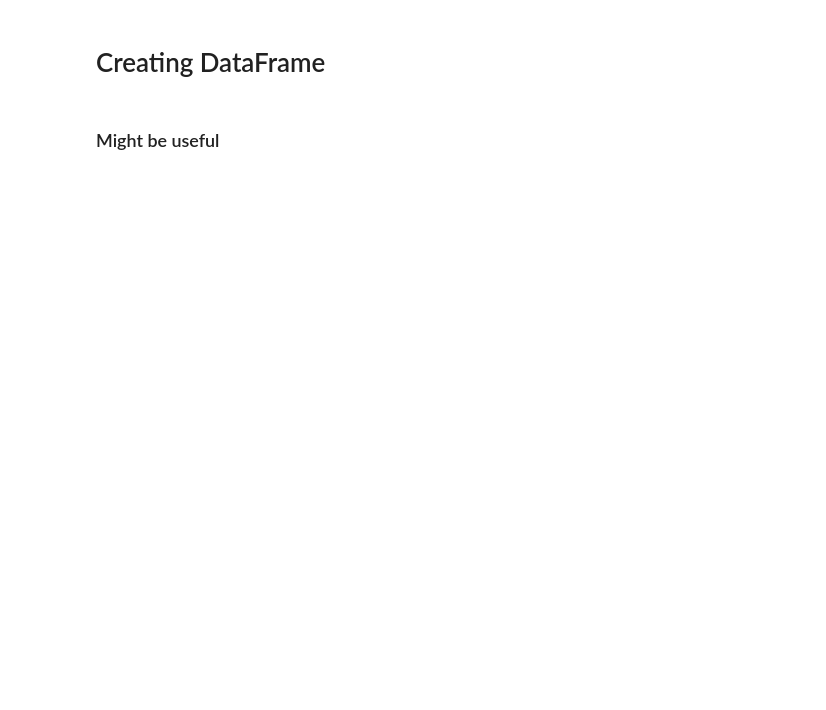
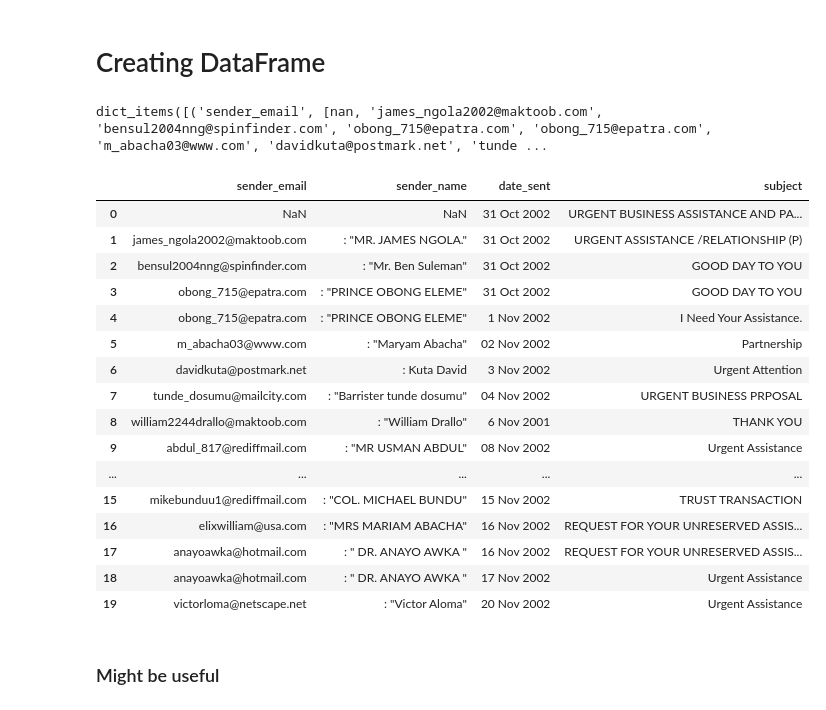
Before and after one commit to Ironhack-Data-Madrid-Mayo-2021/Classroom-Materials, a Jupyter notebook: week_02/08-regex/w2-d5-regex.ipynb, the cells around one changed output. Saved outputs shown, nothing was run; the diff lists cells and outputs as text; code cells hidden in the pictures; blank space fills up the shorter version.

```diff
--- a/week_02/08-regex/w2-d5-regex.ipynb
+++ b/week_02/08-regex/w2-d5-regex.ipynb
@@ -199,0 +447,8 @@ emails_info['time_sent']=[]
+# %%
+emails_info['date_sent']=[]
+for fecha in dates:
+    res = re.findall(r"\d+\s\w{3}\s\d{4}", fecha)
+    if res:
+        emails_info['date_sent'].append(res[0])
+    else:
+        emails_info['date_sent'].append(np.nan)
@@ -200,3 +459,6 @@ emails_info['time_sent']=[]
 # %% [markdown]
 ## Subject
+# %%
+#subject
+subjects = re.findall(r"\bSubject:.*", fh)
 # %%
@@ -204,2 +466,10 @@ emails_info['time_sent']=[]
 # %%
 emails_info['subject']=[]
+# %%
+emails_info['subject']=[]
+for subject in subjects:
+    res = re.findall(r":.*", subject)
+    if res:
+        emails_info['subject'].append(res[0][2:])
+    else:
+        emails_info['subject'].append(np.nan)
@@ -206,4 +496,32 @@ emails_info['subject']=[]
 # %% [markdown]
 # Creating DataFrame
+# %%
+for k,v in emails_info.items():
+    emails_info[k] = emails_info[k][:30]
+# %%
+emails_info.items()
+# %% [output]
+dict_items([('sender_email', [nan, 'james_ngola2002@maktoob.com', 'bensul2004nng@spinfinder.com', 'obong_715@epatra.com', 'obong_715@epatra.com', 'm_abacha03@www.com', 'davidkuta@postmark.net', 'tunde ...
+# %%
+df = pd.DataFrame(emails_info)
+df.head(20)
+# %% [output]
+|  | sender_email | sender_name | date_sent | subject |
+| 0 | NaN | NaN | 31 Oct 2002 | URGENT BUSINESS ASSISTANCE AND PA... |
+| 1 | james_ngola2002@maktoob.com | : "MR. JAMES NGOLA." | 31 Oct 2002 | URGENT ASSISTANCE /RELATIONSHIP (P) |
+| 2 | bensul2004nng@spinfinder.com | : "Mr. Ben Suleman" | 31 Oct 2002 | GOOD DAY TO YOU |
+| 3 | obong_715@epatra.com | : "PRINCE OBONG ELEME" | 31 Oct 2002 | GOOD DAY TO YOU |
+| 4 | obong_715@epatra.com | : "PRINCE OBONG ELEME" | 1 Nov 2002 | I Need Your Assistance. |
+| 5 | m_abacha03@www.com | : "Maryam Abacha" | 02 Nov 2002 | Partnership |
+| 6 | davidkuta@postmark.net | : Kuta David | 3 Nov 2002 | Urgent Attention |
+| 7 | tunde_dosumu@mailcity.com | : "Barrister tunde dosumu" | 04 Nov 2002 | URGENT BUSINESS PRPOSAL |
+| 8 | william2244drallo@maktoob.com | : "William Drallo" | 6 Nov 2001 | THANK YOU |
+| 9 | abdul_817@rediffmail.com | : "MR USMAN ABDUL" | 08 Nov 2002 | Urgent Assistance |
+| ... | ... | ... | ... | ... |
+| 15 | mikebunduu1@rediffmail.com | : "COL. MICHAEL BUNDU" | 15 Nov 2002 | TRUST TRANSACTION |
+| 16 | elixwilliam@usa.com | : "MRS MARIAM ABACHA" | 16 Nov 2002 | REQUEST FOR YOUR UNRESERVED ASSIS... |
+| 17 | anayoawka@hotmail.com | : " DR. ANAYO AWKA " | 16 Nov 2002 | REQUEST FOR YOUR UNRESERVED ASSIS... |
+| 18 | anayoawka@hotmail.com | : " DR. ANAYO AWKA " | 17 Nov 2002 | Urgent Assistance |
+| 19 | victorloma@netscape.net | : "Victor Aloma" | 20 Nov 2002 | Urgent Assistance |
 # %% [markdown]
 ### Might be useful
```
Also changed, not shown: parts of 74 cells of this notebook.
